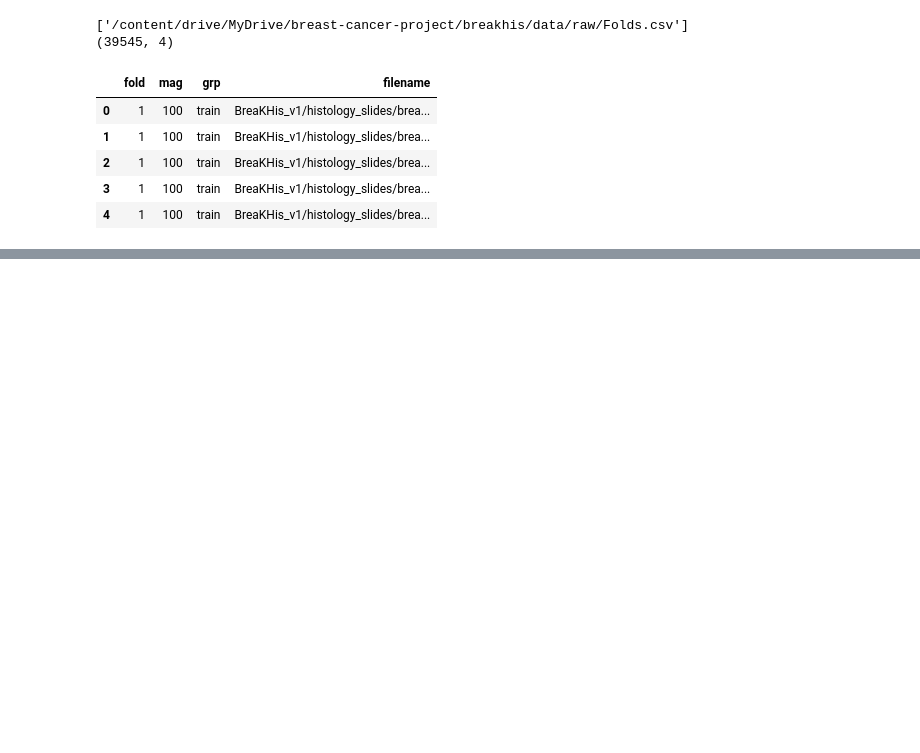
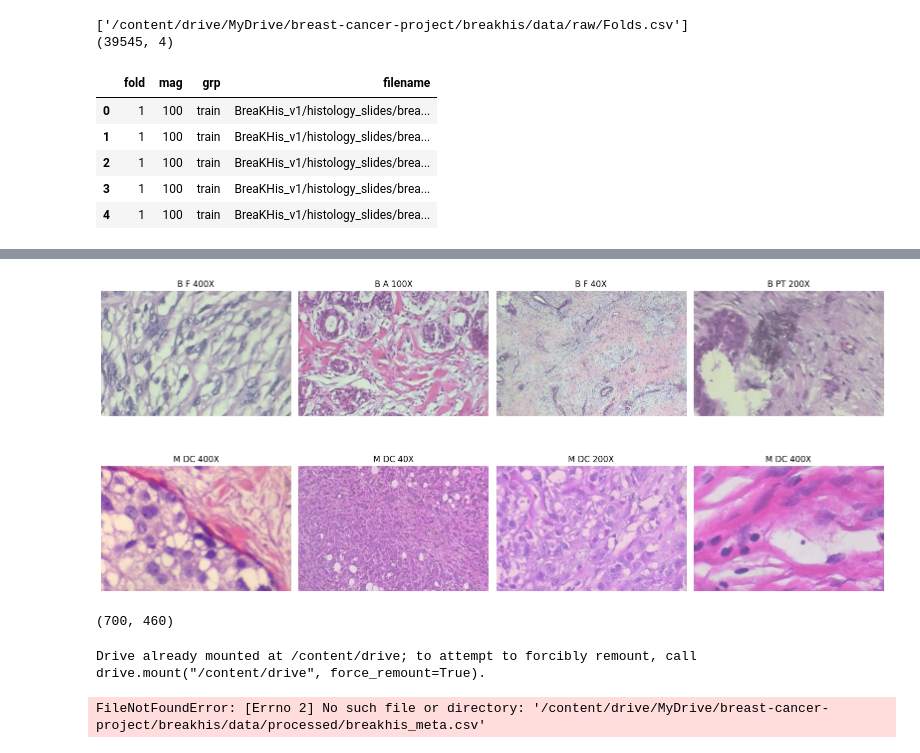
Before and after one commit to ParthHarde/breast-cancer-project, a Jupyter notebook: metabric/01_metabric_data.ipynb, the cells around one changed output, grey strips where cells are left out. Saved outputs shown, nothing was run; the diff lists cells and outputs as text; code cells hidden in the pictures; blank space fills up the shorter version.

```diff
--- a/metabric/01_metabric_data.ipynb
+++ b/metabric/01_metabric_data.ipynb
@@ -1211,0 +1300,34 @@ f.head()
+# %%
+from PIL import Image
+
+sample = pd.concat([
+    meta[meta["class"] == "B"].sample(4, random_state=42),
+    meta[meta["class"] == "M"].sample(4, random_state=42),
+])
+fig, axes = plt.subplots(2, 4, figsize=(16, 8))
+for ax, (_, r) in zip(axes.ravel(), sample.iterrows()):
+    ax.imshow(Image.open(r["path"]))
+    ax.set_title(f'{r["class"]} {r["subtype"]} {r["magnification"]}X')
+    ax.axis("off")
+plt.tight_layout(); plt.show()
+print(Image.open(sample.iloc[0]["path"]).size)   # image size in pixels
+# %% [output]
+[figure, added]
+(700, 460)
+# %%
+from google.colab import drive
+drive.mount('/content/drive')
+
+import os, glob
+import pandas as pd, numpy as np
+
+BASE_BH = "/content/drive/MyDrive/breast-cancer-project/breakhis"
+RAW = f"{BASE_BH}/data/raw"
+for sub in ["data/raw", "data/processed", "models", "results"]:
+    os.makedirs(f"{BASE_BH}/{sub}", exist_ok=True)
+
+meta = pd.read_csv(f"{BASE_BH}/data/processed/breakhis_meta.csv")
+print(meta.shape)          # expect (7909, 7)
+# %% [output]
+Drive already mounted at /content/drive; to attempt to forcibly remount, call drive.mount("/content/drive", force_remount=True).
+FileNotFoundError: [Errno 2] No such file or directory: '/content/drive/MyDrive/breast-cancer-project/breakhis/data/processed/breakhis_meta.csv'
```
Also changed, not shown: parts of 44 cells of this notebook.
